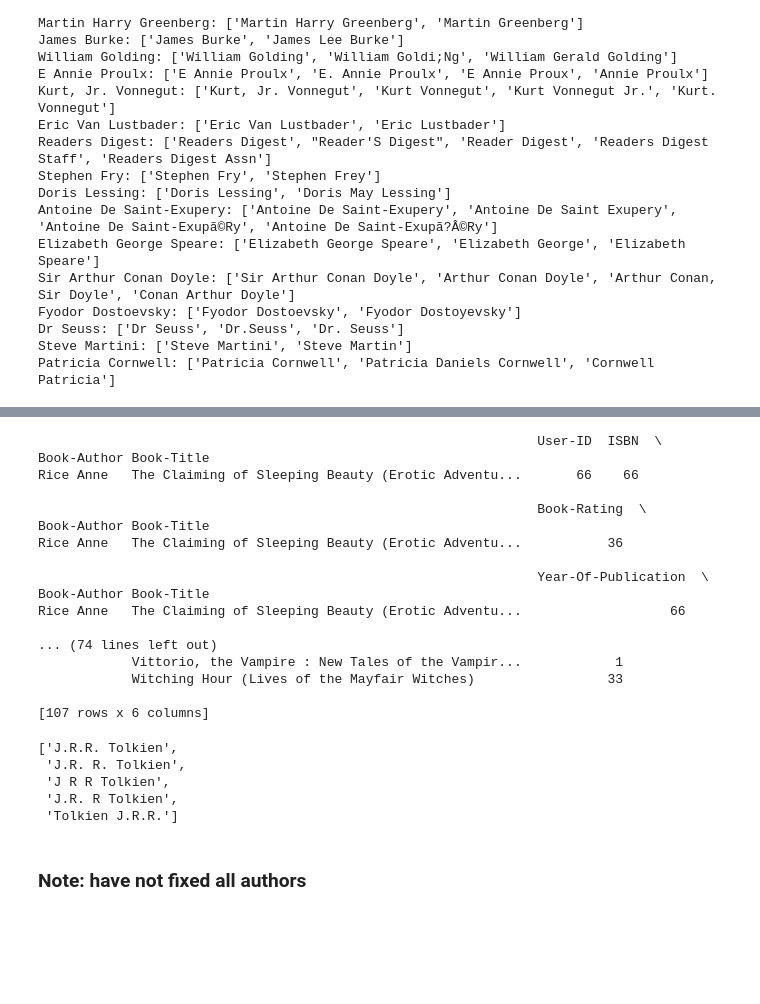
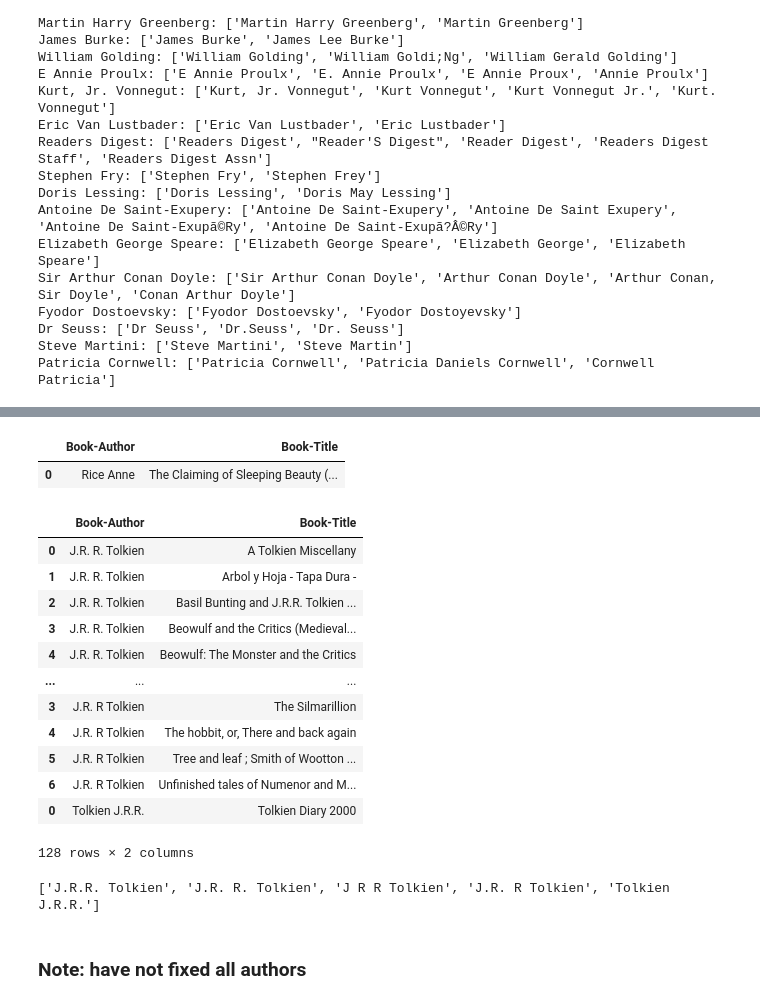
Before and after one commit to stephanielabelle/book_recommender, a Jupyter notebook: book_recommender.ipynb, the cells around one changed output, grey strips where cells are left out. Saved outputs shown, nothing was run; the diff lists cells and outputs as text; code cells hidden in the pictures; blank space fills up the shorter version.

```diff
--- a/book_recommender.ipynb
+++ b/book_recommender.ipynb
@@ -369,5 +373,5 @@ P. D James  A taste for death                      3          3            3
 # %%
-list = ['P D James', 'P.D James', 'P.D. James', 'P. D James']
+namelist = ['P D James', 'P.D James', 'P.D. James', 'P. D James']
 correctname = 'P.D. James'
-df_ratings_books = replaceauth(correctname, list, df_ratings_books)
+df_ratings_books = replaceauth(correctname, namelist, df_ratings_books)
 # %%
@@ -395,42 +400,52 @@ Curtiss Ann Matlock Annie In The Morning  (Wanted: Spouse) (Here Co...        3
 # %%
-list = ['Courtiss Ann Matlock', 'Curtiss Matlock']
+namelist = ['Courtiss Ann Matlock', 'Curtiss Matlock']
 correctname = 'Curtiss Ann Matlock'
-df_ratings_books = replaceauth(correctname, list, df_ratings_books)
+df_ratings_books = replaceauth(correctname, namelist, df_ratings_books)
 # %%
-list =['Rice Anne', 'Anne Rice']
-for name in list:
-    print(df_ratings_books.loc[df_ratings_books["Book-Author"] == name,:].groupby(['Book-Author',"Book-Title"]).count())
+correctname = "Anne Rice"
+namelist =['Rice Anne', 'Anne Rice']
+df = pd.DataFrame()
+datalist = []
+for name in namelist:
+    list = df_ratings_books.loc[df_ratings_books["Book-Author"] == name,['Book-Author','Book-Title']].groupby(['Book-Author',"Book-Title"]).count().reset_index()
+    datalist.append(list)
+df = pd.concat(datalist)
+df = df[df['Book-Author'] != correctname]
+df
 # %% [output]
-                                                                User-ID  ISBN  \
-Book-Author Book-Title
-Rice Anne   The Claiming of Sleeping Beauty (Erotic Adventu...       66    66
-
-                                                                Book-Rating  \
-Book-Author Book-Title
-Rice Anne   The Claiming of Sleeping Beauty (Erotic Adventu...           36
-
-                                                                Year-Of-Publication  \
-Book-Author Book-Title
-Rice Anne   The Claiming of Sleeping Beauty (Erotic Adventu...                   66
-
-... (74 lines left out)
-            Vittorio, the Vampire : New Tales of the Vampir...            1
-            Witching Hour (Lives of the Mayfair Witches)                 33
-
-[107 rows x 6 columns]
+|  | Book-Author | Book-Title |
+| 0 | Rice Anne | The Claiming of Sleeping Beauty (... |
 # %%
-list =['Rice Anne']
-correctname = 'Anne Rice'
-df_ratings_books = replaceauth(correctname, list, df_ratings_books)
+namelist =['Rice Anne']
+df_ratings_books = replaceauth(correctname, namelist, df_ratings_books)
 # %%
-author = 'J.R.R. Tolkien'
-list = authorquery(author, uniqueauthlist)
-list
+correctname = 'J.R.R. Tolkien'
+namelist = authorquery(correctname, uniqueauthlist)
+df = pd.DataFrame()
+datalist = []
+for name in namelist:
+    list = df_ratings_books.loc[df_ratings_books["Book-Author"] == name,['Book-Author','Book-Title']].groupby(['Book-Author',"Book-Title"]).count().reset_index()
+    datalist.append(list)
+df = pd.concat(datalist)
+df = df[df['Book-Author'] != correctname]
+df
 # %% [output]
+|  | Book-Author | Book-Title |
+| 0 | J.R. R. Tolkien | A Tolkien Miscellany |
+| 1 | J.R. R. Tolkien | Arbol y Hoja - Tapa Dura - |
+| 2 | J.R. R. Tolkien | Basil Bunting and J.R.R. Tolkien ... |
+| 3 | J.R. R. Tolkien | Beowulf and the Critics (Medieval... |
+| 4 | J.R. R. Tolkien | Beowulf: The Monster and the Critics |
+| ... | ... | ... |
+| 3 | J.R. R Tolkien | The Silmarillion |
+| 4 | J.R. R Tolkien | The hobbit, or, There and back again |
+| 5 | J.R. R Tolkien | Tree and leaf ; Smith of Wootton ... |
+| 6 | J.R. R Tolkien | Unfinished tales of Numenor and M... |
+| 0 | Tolkien J.R.R. | Tolkien Diary 2000 |
-['J.R.R. Tolkien',
- 'J.R. R. Tolkien',
- 'J R R Tolkien',
- 'J.R. R Tolkien',
- 'Tolkien J.R.R.']
+128 rows × 2 columns
+# %%
+print(namelist)
+# %% [output]
+['J.R.R. Tolkien', 'J.R. R. Tolkien', 'J R R Tolkien', 'J.R. R Tolkien', 'Tolkien J.R.R.']
 # %%
 correctname = 'J.R.R. Tolkien'
```
Also changed, not shown: parts of 23 cells of this notebook.
